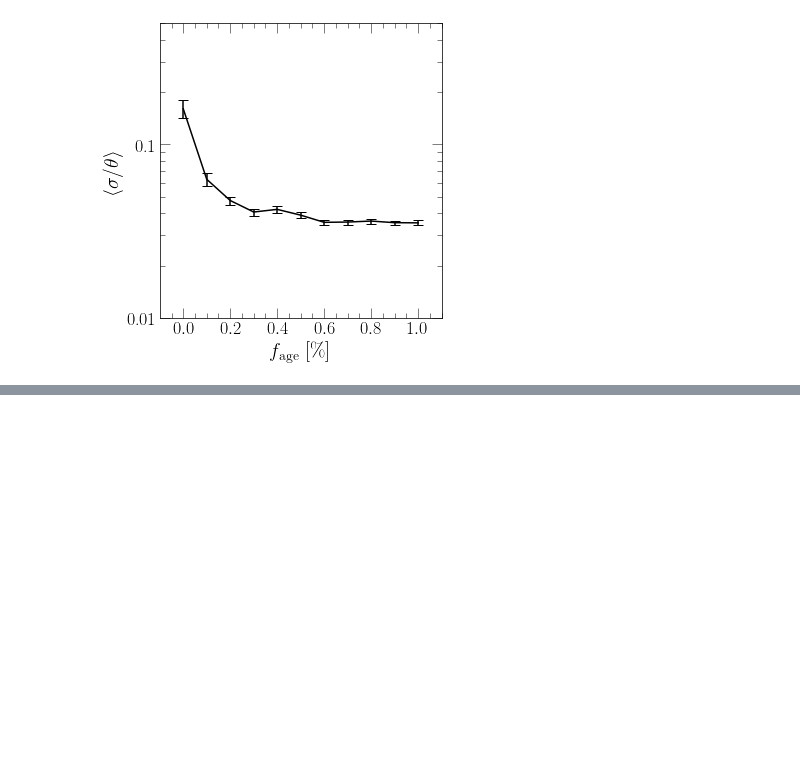
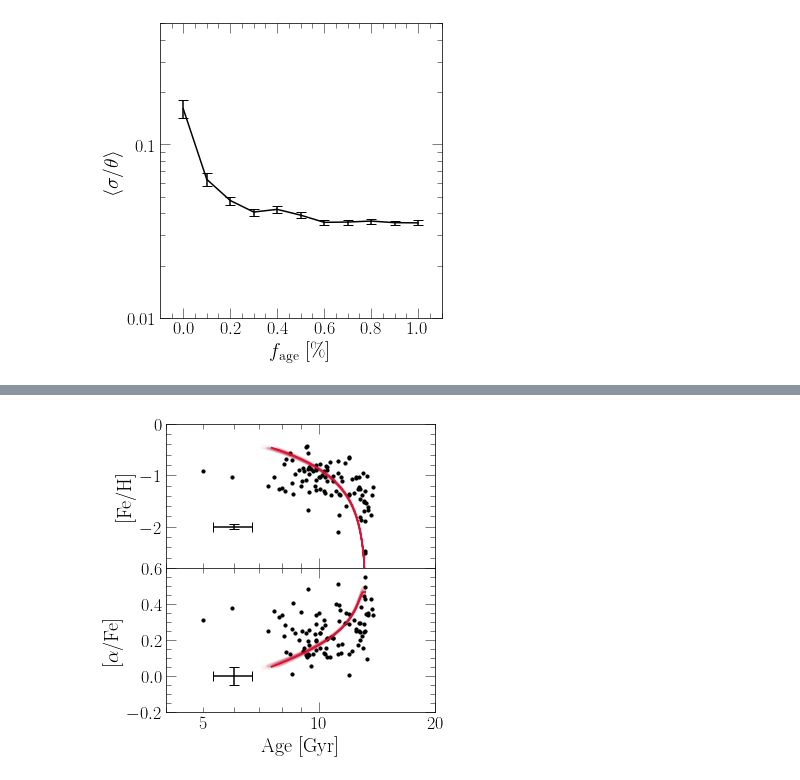
Before and after one commit to giganano/h3halo, a Jupyter notebook: notebooks/paperplots.ipynb, the cells around one changed output, grey strips where cells are left out. Saved outputs shown, nothing was run; the diff lists cells and outputs as text; code cells hidden in the pictures; blank space fills up the shorter version.

```diff
--- a/notebooks/paperplots.ipynb
+++ b/notebooks/paperplots.ipynb
@@ -762,0 +1290,95 @@ plt.show()
+# %%
+fig = plt.figure()
+top = fig.add_subplot(211)
+bottom = fig.add_subplot(212)
+for ax in [top, bottom]:
+    ax.set_xscale("log")
+    ax.set_xlim([4, 20])
+plt.setp(top.get_xticklabels(which = "both"), visible = False)
+bottom.xaxis.set_major_formatter(fsf("%g"))
+bottom.xaxis.set_minor_formatter(fsf("%g"))
+top.set_ylim([-2.8, 0])
+bottom.set_ylim([-0.2, 0.6])
+bottom.set_xlabel("Age [Gyr]")
+bottom.set_ylabel(r"[$\alpha$/Fe]")
+top.set_ylabel("[Fe/H]")
+
+kwargs = {
+    "c": named_colors()["black"],
+    "s": 10
+#     "xerr": mock["age_err"],
+#     "linestyle": "None"
+}
+top.scatter(gse["age"], gse["[fe/h]"], **kwargs)
+bottom.scatter(gse["age"], gse["[o/fe]"], **kwargs)
+# top.errorbar(mock["age"], mock["[fe/h]"], yerr = mock["[fe/h]_err"], **kwargs)
+# bottom.errorbar(mock["age"], mock["[o/fe]"], yerr = mock["[o/fe]_err"], **kwargs)
+
+bottom.set_xticks(range(4, 10), [str(_) if _ == 5 else "" for _ in range(4, 10)], minor = True)
+bottom.set_xticks([10, 20], minor = False)
+
+ageval = 6
+age_err = [[ageval - 10**(m.log10(ageval - 0.05 * ageval * m.log(10)))],
+    [10**(m.log10(ageval + 0.05 * ageval * m.log(10))) - ageval]]
+bottom.errorbar(ageval, 0.0, xerr = age_err, yerr = 0.05, c = named_colors()["black"])
+top.errorbar(ageval, -2, xerr = age_err, yerr = 0.05, c = named_colors()["black"])
+
+# with vice.output("../mocksamples/fiducial") as true:
+#     diff = 13.2 - true.history["time"][-1]
+#     xvals = [_ + diff for _ in true.history["lookback"]]
+#     top.plot(xvals, true.history["[fe/h]"], c = named_colors()["red"])
+#     bottom.plot(xvals, true.history["[o/fe]"], c = named_colors()["red"])
+
+with vice.output("./bestfit") as bfout:
+    diff = 13.2 - bfout.history["time"][-1]
+    xvals = [_ + diff for _ in bfout.history["lookback"]]
+    top.plot(xvals, bfout.history["[fe/h]"], c = named_colors()["crimson"])
+    bottom.plot(xvals, bfout.history["[o/fe]"], c = named_colors()["crimson"])
+
+
+random.seed(a = 0)
+n_subs = 200
+prob = [m.exp(_) for _ in chain["logp"]]
+norm = sum(prob)
+prob = [_ / norm for _ in prob]
+indeces = np.random.choice(list(range(len(prob))), p = prob, size = n_subs)
+kwargs = {
+    "c": named_colors()["crimson"]
+}
+
+with vice.singlezone(name = "sampled") as sz:
+    for i in range(n_subs):
+        sz.elements = ["fe", "o"]
+        sz.func = exponential(timescale = chain["tau_in"][indeces[i]])
+        sz.func.timescale = chain["tau_in"][indeces[i]]
+        sz.mode = "ifr"
+        sz.Mg0 = 0
+        sz.nthreads = 2
+        sz.tau_star = chain["tau_star"][indeces[i]]
+        sz.eta = chain["eta"][indeces[i]]
+        sz.dt = chain["tau_tot"][indeces[i]] / 500
+        vice.yields.ccsne.settings['fe'] = chain["y_fe_cc"][indeces[i]]
+        vice.yields.sneia.settings['fe'] = chain["y_fe_ia"][indeces[i]]
+        out = sz.run(np.linspace(0, chain["tau_tot"][indeces[i]], 501),
+            overwrite = True, capture = True)
+
+        kwargs["alpha"] = 0.01
+        diff = 13.2 - out.history["time"][-1]
+        xvals = [_ + diff for _ in out.history["lookback"]]
+#         norm = sum(out.history["sfr"]) * (out.history["time"][1] - out.history["time"][0])
+#         yvals = [_ / norm for _ in out.history["sfr"]]
+#         yvals = out.history["[fe/h"]
+        top.plot(xvals, out.history["[fe/h]"], **kwargs)
+        bottom.plot(xvals, out.history["[o/fe]"], **kwargs)
+
+        sys.stdout.write("\r%d" % (i))
+sys.stdout.write("\n")
+
+plt.tight_layout()
+plt.subplots_adjust(hspace = 0, left = 0.2)
+for ext in ["pdf", "jpeg"]:
+    kwargs = {}
+    if ext == "jpeg": kwargs["dpi"] = 200
+    plt.savefig("../paper/gsefit_amr.%s" % (ext), **kwargs)
+plt.show()
+# %% [output]
@@ -762,0 +1386 @@ plt.show()
+[figure, added]
```
Also changed, not shown: parts of 8 cells of this notebook, 8 other files.
